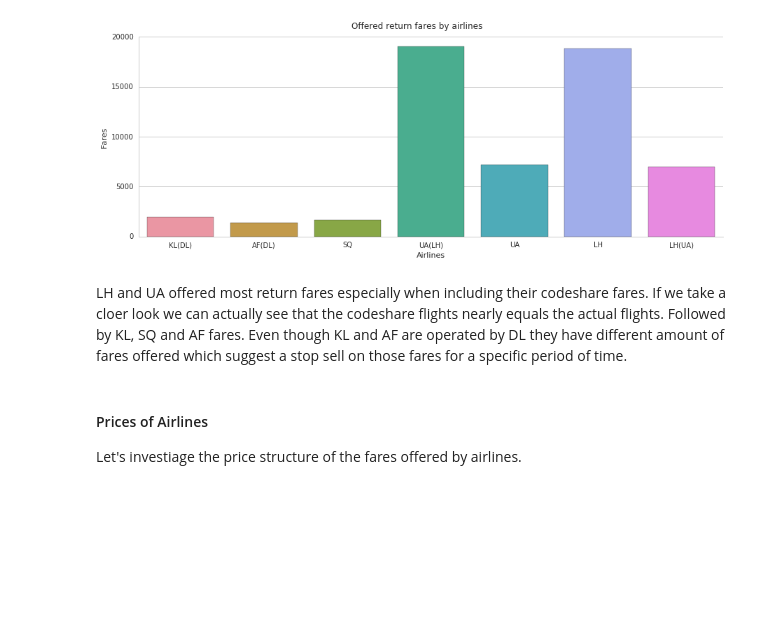
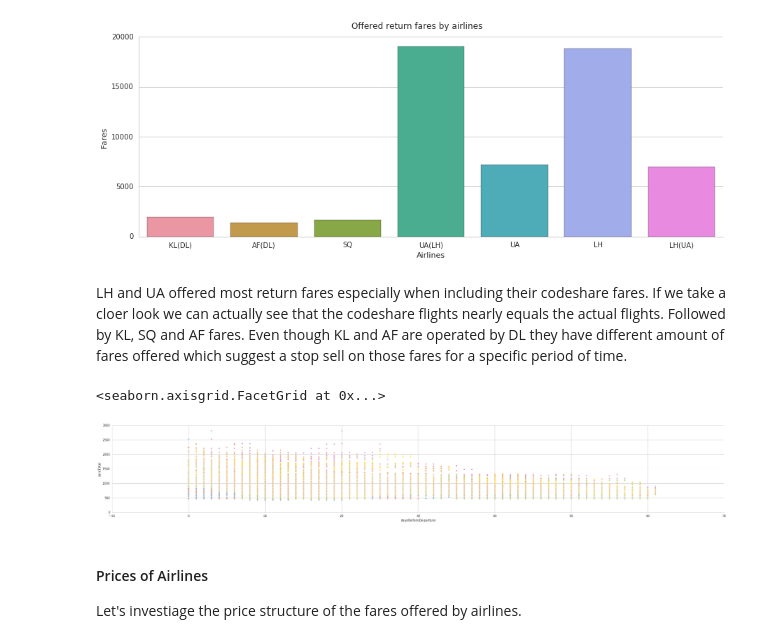
Before and after one commit to JulianMBr/Analysis-airfare-route.FRA-NYC, a Jupyter notebook: # Analysis of airfare data between Frankfurt-New York.ipynb, the cells around one changed output. Drawn from its saved outputs; the diff is of its cells as text; code cells hidden in the pictures; blank space fills up the shorter version.

```diff
--- a/# Analysis of airfare data between Frankfurt-New York.ipynb
+++ b/# Analysis of airfare data between Frankfurt-New York.ipynb
@@ -245,6 +247,17 @@ g.fig.suptitle('Offered return fares by airlines')
 [figure]
 # %% [markdown]
 LH and UA offered most return fares especially when including their codeshare fares. If we take a cloer look we can actually see that the codeshare flights nearly equals the actual flights. Followed by KL, SQ and AF fares. Even though KL and AF are operated by DL they have different amount of fares offered which suggest a stop sell on those fares for a specific period of time.
+# %%
+# lets add daysBeforeDeparture variable to the data frame flights
+flights["daysBeforeDeparture"] = (flights.tripStartDeparture-flights.package).astype('timedelta64[D]')
+
+#graph
+g = sns.FacetGrid(data=flights, palette="Set2", hue="operator", size=5, aspect=6)
+g.map(plt.scatter, "daysBeforeDeparture", "saleTotal", edgecolor="white")
+#g.plot_marginals(sns.distplot, kde=False, color=".5")
+# %% [output]
+<seaborn.axisgrid.FacetGrid at 0x...>
+[figure, added]
 # %% [markdown]
 #### Prices of Airlines
 Let's investiage the price structure of the fares offered by airlines.
```
Also changed, not shown: parts of 2 cells of this notebook.
